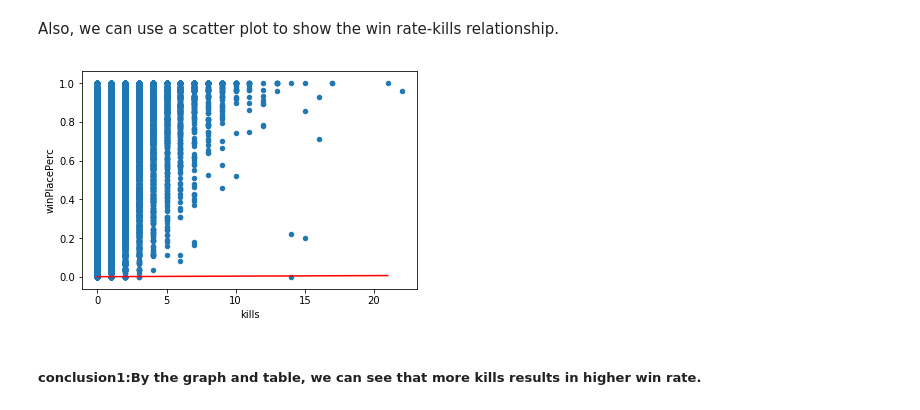
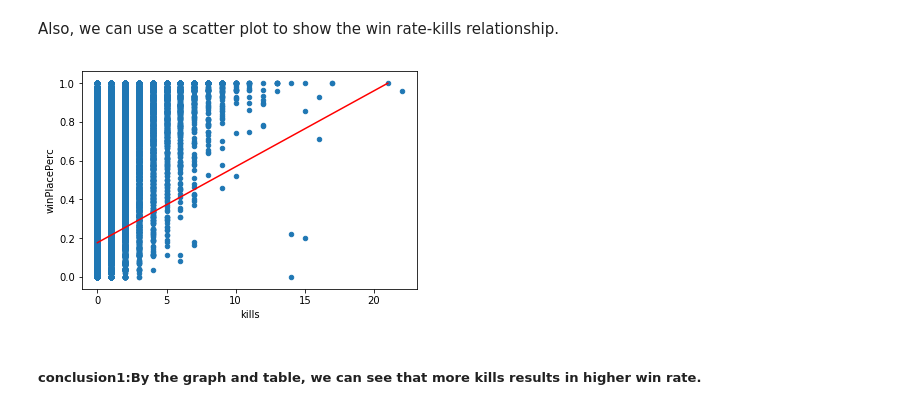
Before and after one commit to NoAvocadoThx/dataAnalysis, a Jupyter notebook: FinalProject.ipynb, the cells around one changed output. Saved outputs shown, nothing was run; the diff lists cells and outputs as text; code cells hidden in the pictures.

```diff
--- a/FinalProject.ipynb
+++ b/FinalProject.ipynb
@@ -271,12 +271,13 @@ Warnings:
 Also, we can use a scatter plot to show the win rate-kills relationship.
 # %%
 a1, b1 = np.polyfit(df_kill.kills, df_kill.winPlacePerc, deg=1)
-pred_kill=(a1*np.arange(0,22)+b1)/pred_kill.max()
+pred_kill=(a1*np.arange(0,22)+b1)
+pred_kill=pred_kill/pred_kill.max()
 df_kill.plot.scatter(x='kills', y='winPlacePerc')
 plt.plot(np.arange(0, 22), pred_kill, color='r')
 f1 = plt.gcf()
 # %% [output]
-[figure, old version]
+[figure, new version]
 # %% [markdown]
 ##### conclusion1:By the graph and table, we can see that more kills results in higher win rate.
 # %% [markdown]
```
Also changed, not shown: parts of 2 cells of this notebook.
